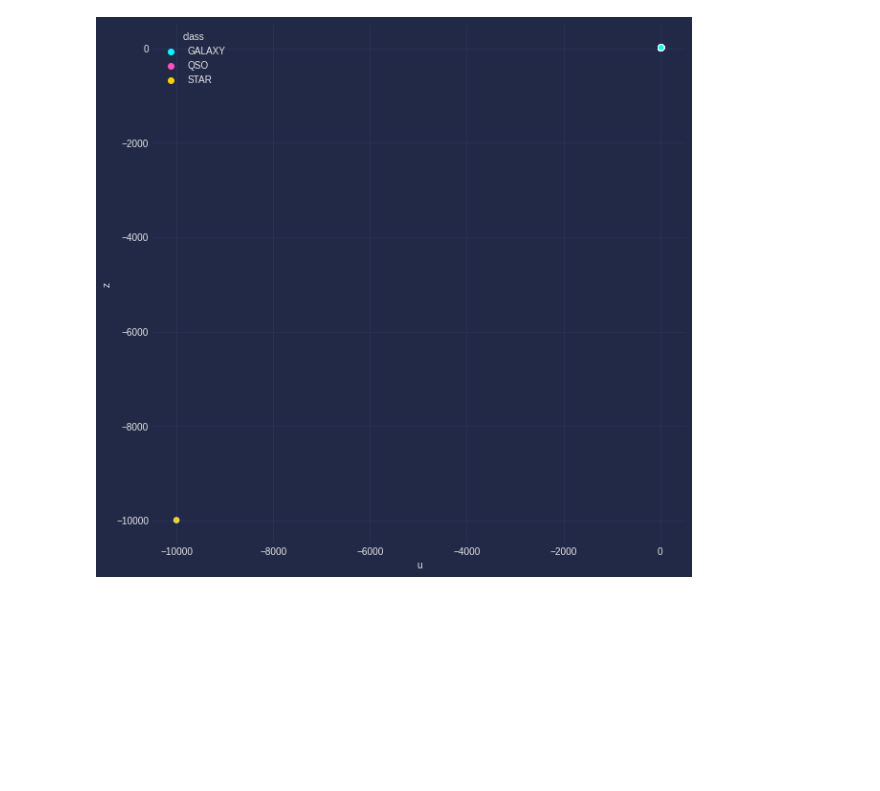
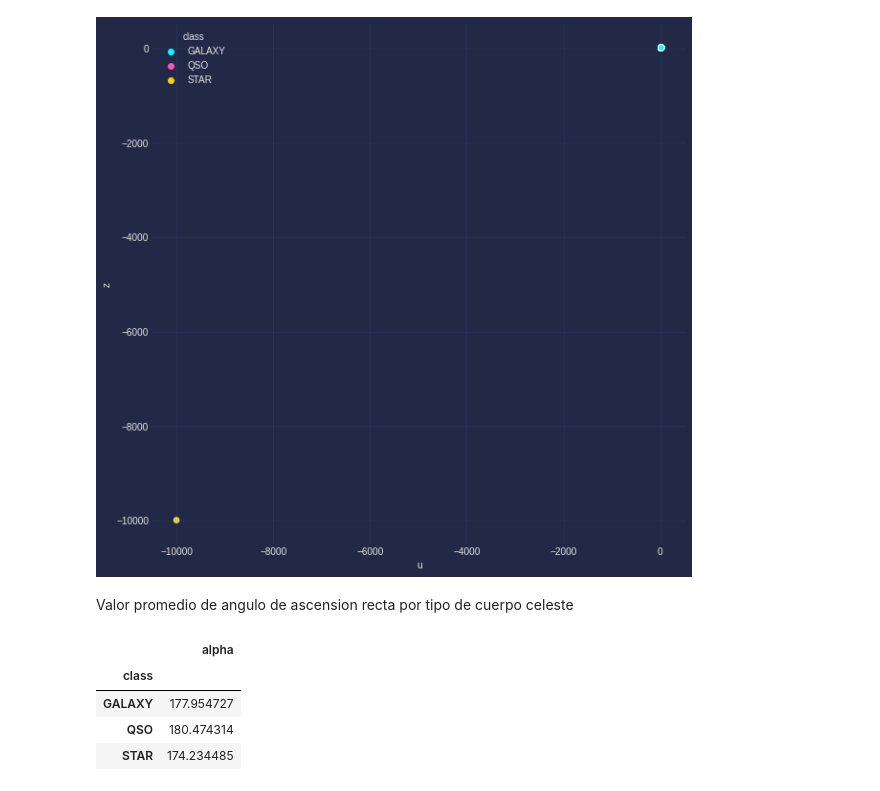
Before and after one commit to Nico-GP/Star_Classification, a Jupyter notebook: Star_Classification.ipynb, the cells around one changed output. Cells and saved outputs as stored; diff of their text form; code cells hidden in the pictures; blank space fills up the shorter version.

```diff
--- a/Star_Classification.ipynb
+++ b/Star_Classification.ipynb
@@ -227,3 +227,13 @@ sns.scatterplot(x = 'u', y = 'z', hue = 'class',
 mplcyberpunk.make_scatter_glow()
 # %% [output]
 [figure]
+# %% [markdown]
+Valor promedio de angulo de ascension recta por tipo de cuerpo celeste
+# %%
+df.groupby(['class'])[['alpha']].mean()
+# %% [output]
+|  | alpha |
+| class |  |
+| GALAXY | 177.954727 |
+| QSO | 180.474314 |
+| STAR | 174.234485 |
```
Also changed, not shown: parts of 15 cells of this notebook.
